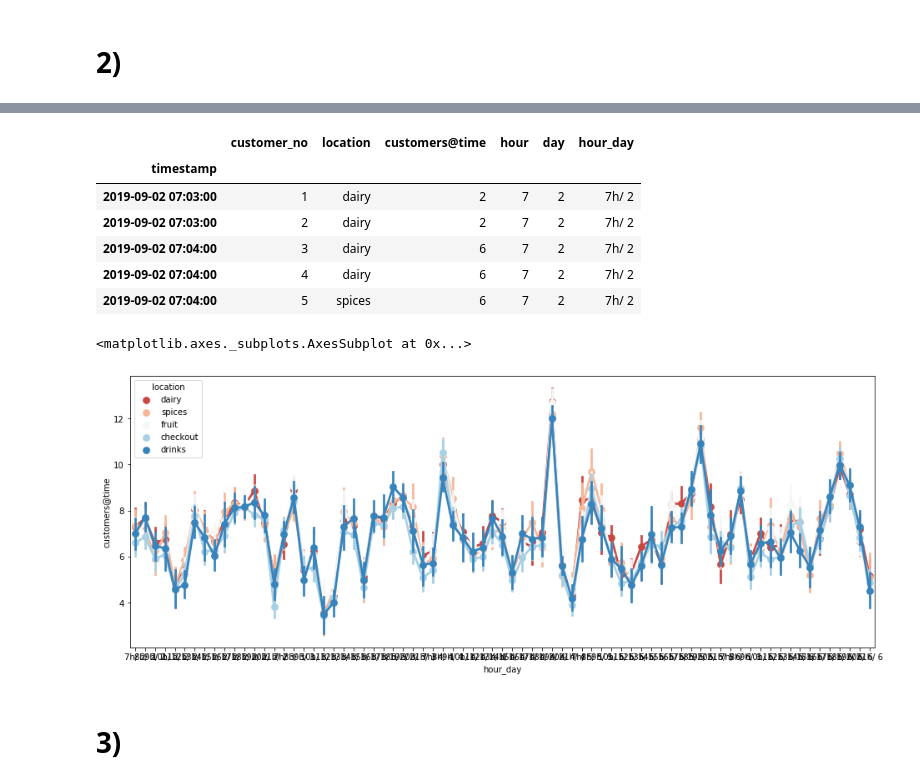
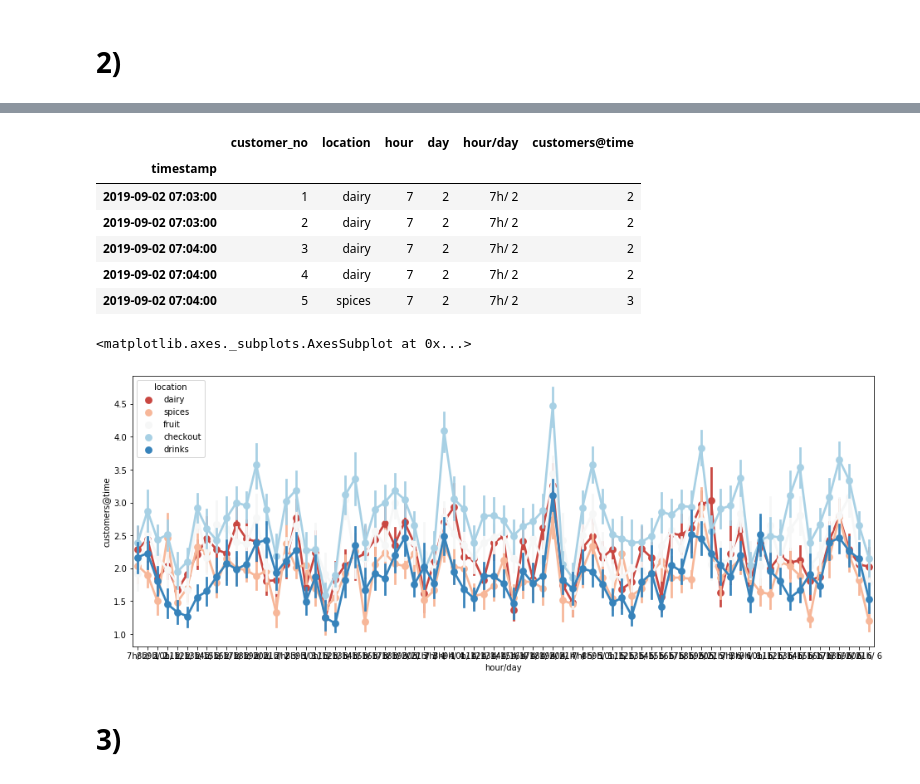
Before and after one commit to brauliotegui/MARKET, a Jupyter notebook: Data_Exploration.ipynb, the cells around one changed output, grey strips where cells are left out. Cells and saved outputs as stored; diff of their text form; code cells hidden in the pictures.

```diff
--- a/Data_Exploration.ipynb
+++ b/Data_Exploration.ipynb
@@ -100,2 +110,0 @@ customer_count.head()
-# %%
-df['customers@time'] = df.groupby('timestamp').transform('count')['customer_no']
@@ -104,29 +138,31 @@ df['timestamp'] = pd.to_datetime(df['timestamp'])
 df['hour'] = pd.to_datetime(df['timestamp']).dt.hour
 df['day'] = pd.to_datetime(df['timestamp']).dt.day
 # %%
-df['hour_day'] = df['hour'].apply(str) + 'h/ ' + df['day'].apply(str)
+df['hour/day'] = df['hour'].apply(str) + 'h/ ' + df['day'].apply(str)
+# %%
+df['customers@time'] = df.groupby(['location', 'timestamp']).transform('count')['customer_no']
 # %%
 df.set_index('timestamp', inplace=True)
 # %%
 df.head()
 # %% [output]
-|  | customer_no | location | customers@time | hour | day | hour_day |
+|  | customer_no | location | hour | day | hour/day | customers@time |
 | timestamp |  |  |  |  |  |  |
-| 2019-09-02 07:03:00 | 1 | dairy | 2 | 7 | 2 | 7h/ 2 |
-| 2019-09-02 07:03:00 | 2 | dairy | 2 | 7 | 2 | 7h/ 2 |
-| 2019-09-02 07:04:00 | 3 | dairy | 6 | 7 | 2 | 7h/ 2 |
-| 2019-09-02 07:04:00 | 4 | dairy | 6 | 7 | 2 | 7h/ 2 |
-| 2019-09-02 07:04:00 | 5 | spices | 6 | 7 | 2 | 7h/ 2 |
+| 2019-09-02 07:03:00 | 1 | dairy | 7 | 2 | 7h/ 2 | 2 |
+| 2019-09-02 07:03:00 | 2 | dairy | 7 | 2 | 7h/ 2 | 2 |
+| 2019-09-02 07:04:00 | 3 | dairy | 7 | 2 | 7h/ 2 | 2 |
+| 2019-09-02 07:04:00 | 4 | dairy | 7 | 2 | 7h/ 2 | 2 |
+| 2019-09-02 07:04:00 | 5 | spices | 7 | 2 | 7h/ 2 | 3 |
 # %%
 # plt.figure(figsize=(14,6))
 # sns.barplot(x = 'timestamp', y = 'customer_no', data = customer_count, hue = 'location')
 
 plt.figure(figsize=(16,6))
 
-sns.pointplot(x = "hour_day", y = "customers@time", data = df, hue = "location", palette = "RdBu", legend='full')
+sns.pointplot(x = "hour/day", y = "customers@time", data = df, hue = "location", palette = "RdBu", legend='full')
 # %% [output]
 <matplotlib.axes._subplots.AxesSubplot at 0x...>
-[figure, old version]
+[figure, new version]
 # %% [markdown]
 # 3)
 # %%
```
Also changed, not shown: parts of 7 cells of this notebook.
